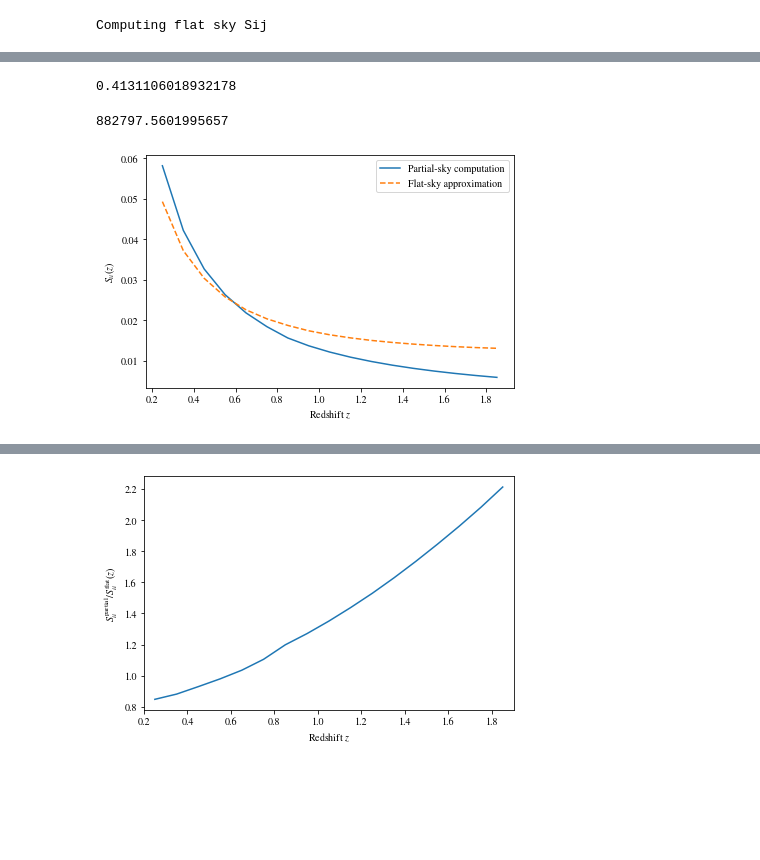
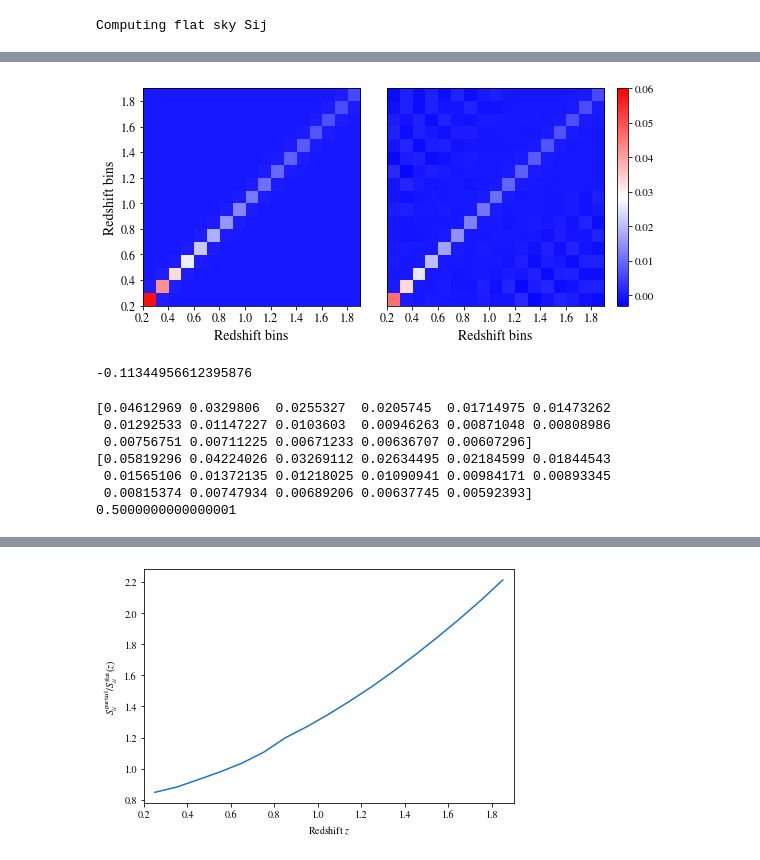
Before and after one commit to fabienlacasa/PySSC, a Jupyter notebook: Partsky_examples.ipynb, the cells around one changed output, grey strips where cells are left out. Saved outputs shown, nothing was run; the diff lists cells and outputs as text; code cells hidden in the pictures; blank space fills up the shorter version.

```diff
--- a/Partsky_examples.ipynb
+++ b/Partsky_examples.ipynb
@@ -1035,6 +1039,22 @@ plt.plot(zbins,[np.trapz(Sij_flat[:,ibin],zbins) for ibin in range(nbins)],ls='-
 [figure]
 # %% [markdown]
 ## Flat-sky approximation for 1deg mask
+# %%
+# Top-hat window functions
+zstakes = np.arange(0.2,2.,step=0.1)
+zbins = zstakes[:-1]+(zstakes[1:]-zstakes[:-1])/2
+zmin = np.min(zstakes) ; zmax = np.max(zstakes)
+nbins = zbins.size
+nz       = 500
+z_arr    = np.linspace(0,2,num=nz+1)[1:] # Redshifts must be > 0
+nbins_T   = len(zstakes)-1
+windows_T = np.zeros((nbins_T,nz))
+for i in range(nbins_T):
+    zminbin = zstakes[i] ; zmaxbin = zstakes[i+1] ; Dz = zmaxbin-zminbin
+    for iz in range(nz):
+        z = z_arr[iz]
+        if ((z>zminbin) and (z<=zmaxbin)):
+            windows_T[i,iz] = 1/Dz
 # %%
 # Partial sky Sij
 print('Computing partial sky Sij')
@@ -1104,19 +1090,33 @@ fig.savefig('flat-sky_1deg.png')
+# %%
+# plot results
+fig,axes = plt.subplots(1,2,figsize=(9,4),gridspec_kw={'wspace':0.001})
+im = axes[0].imshow(Sijw_part,interpolation='none',cmap='bwr',origin='lower',extent=(zmin,zmax,zmin,zmax),vmin=-0.003,vmax=0.06)
+im2 = axes[1].imshow(Sij_flat,interpolation='none',cmap='bwr',origin='lower',extent=(zmin,zmax,zmin,zmax),vmin=-0.003,vmax=0.06)
+cbar2 = plt.colorbar(im2,ax=axes[1],fraction=0.045); cbar2.ax.tick_params(labelsize=11)
+for i in range(0,len(axes)):
+    axes[i].set_xlabel(r'Redshift bins',fontsize=14)
+    axes[i].tick_params(labelsize=12)
+    axes[i].set_xticks(zstakes[::2])
+axes[0].set_yticks(zstakes[::2])
+axes[1].set_yticks([])
+axes[0].set_ylabel(r'Redshift bins',fontsize=14)
+# fig.tight_layout()
+fig.savefig('flat-sky_1deg.png')
+# %% [output]
+[figure, added]
 # %%
-np.mean((np.diag(Sij_flat)-np.diag(Sijw_part))/np.diag(Sijw_part))
+np.mean(np.diag(Sij_flat-Sijw_part)[3:]/np.diag(Sijw_part)[3:])
 # %% [output]
-0.4131106018932178
+-0.11344956612395876
-# %%
-np.mean((Sij_flat-Sijw_part)/Sijw_part*100)
-# %% [output]
-882797.5601995657
-# %%
-plt.figure()
-plt.plot(zbins,np.diag(Sijw_part),label='Partial-sky computation')
-plt.plot(zbins,np.diag(Sij_flat),label='Flat-sky approximation',ls='--')
-plt.xlabel(r'Redshift $z$')
-plt.ylabel(r'$S_{ii}(z)$')
-plt.legend()
-plt.tight_layout()
-# plt.savefig('flat-sky_1deg_diagonal_terms.png')
-# %% [output]
-[figure, removed]
+# %%
+print(np.diag(Sij_flat))
+print(np.diag(Sijw_part))
+print(zstakes[3])
+# %% [output]
+[0.04612969 0.0329806  0.0255327  0.0205745  0.01714975 0.01473262
+ 0.01292533 0.01147227 0.0103603  0.00946263 0.00871048 0.00808986
+ 0.00756751 0.00711225 0.00671233 0.00636707 0.00607296]
+[0.05819296 0.04224026 0.03269112 0.02634495 0.02184599 0.01844543
+ 0.01565106 0.01372135 0.01218025 0.01090941 0.00984171 0.00893345
+ 0.00815374 0.00747934 0.00689206 0.00637745 0.00592393]
+0.5000000000000001
```
Also changed, not shown: parts of 6 cells of this notebook, 1 other file.
